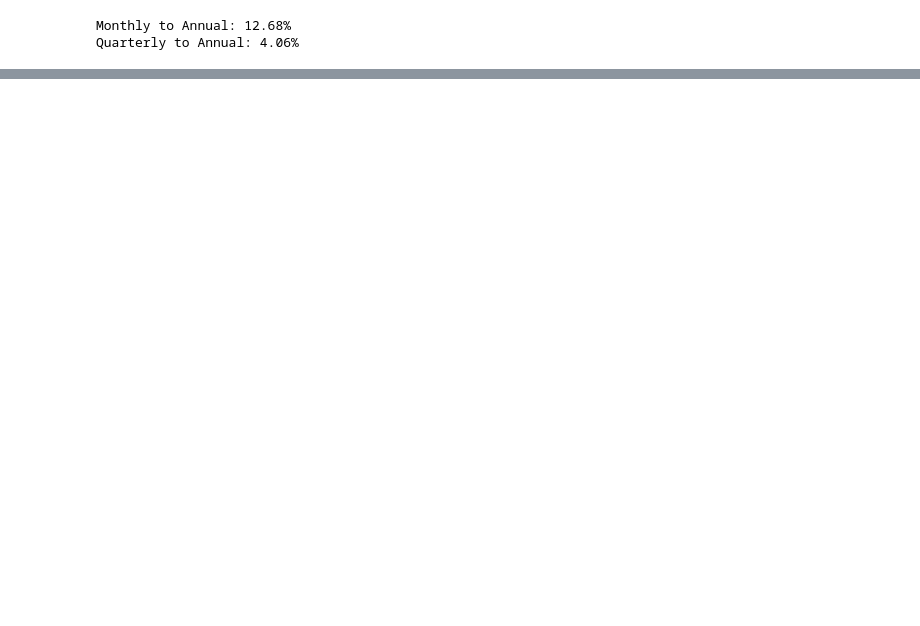
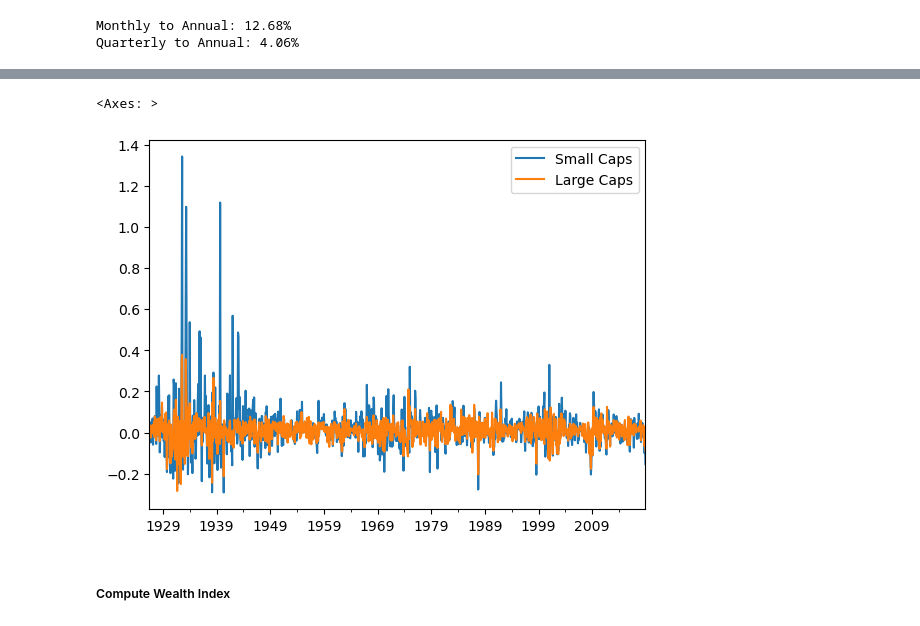
Before and after one commit to fran-salas/portfolio_analyst, a Jupyter notebook: Introduction.ipynb, the cells around one changed output, grey strips where cells are left out. Saved outputs shown, nothing was run; the diff lists cells and outputs as text; code cells hidden in the pictures; blank space fills up the shorter version.

```diff
--- a/Introduction.ipynb
+++ b/Introduction.ipynb
@@ -175,0 +342,9 @@ Quarterly to Annual: 4.06%
+# %%
+me_m = pd.read_csv("data/Portfolios_Formed_on_ME_monthly_EW.csv",
+                   index_col=0,header=0,parse_dates=True,na_values=-99.99 )
+
+rets = me_m[["Lo 10", "Hi 10"]]
+rets.columns = ["Small Caps", "Large Caps"]
+rets=round(rets/100,5)
+
+rets.head()
@@ -175,0 +358,4 @@ Quarterly to Annual: 4.06%
+# %%
+rets.index #notice dtype is int64
+rets.index = pd.to_datetime(rets.index, format="%Y%m")
+rets.head()
@@ -175,0 +369,4 @@ Quarterly to Annual: 4.06%
+# %%
+#However, dates say the day too, not the full month. We need to convert.
+rets.index =rets.index.to_period("M")
+rets.head()
@@ -175,0 +395,7 @@ Quarterly to Annual: 4.06%
+# %%
+rets.plot()
+# %% [output]
+<Axes: >
+[figure, added]
+# %% [markdown]
+##### Compute Wealth Index
```
Also changed, not shown: parts of 75 cells of this notebook, 2 other files.
